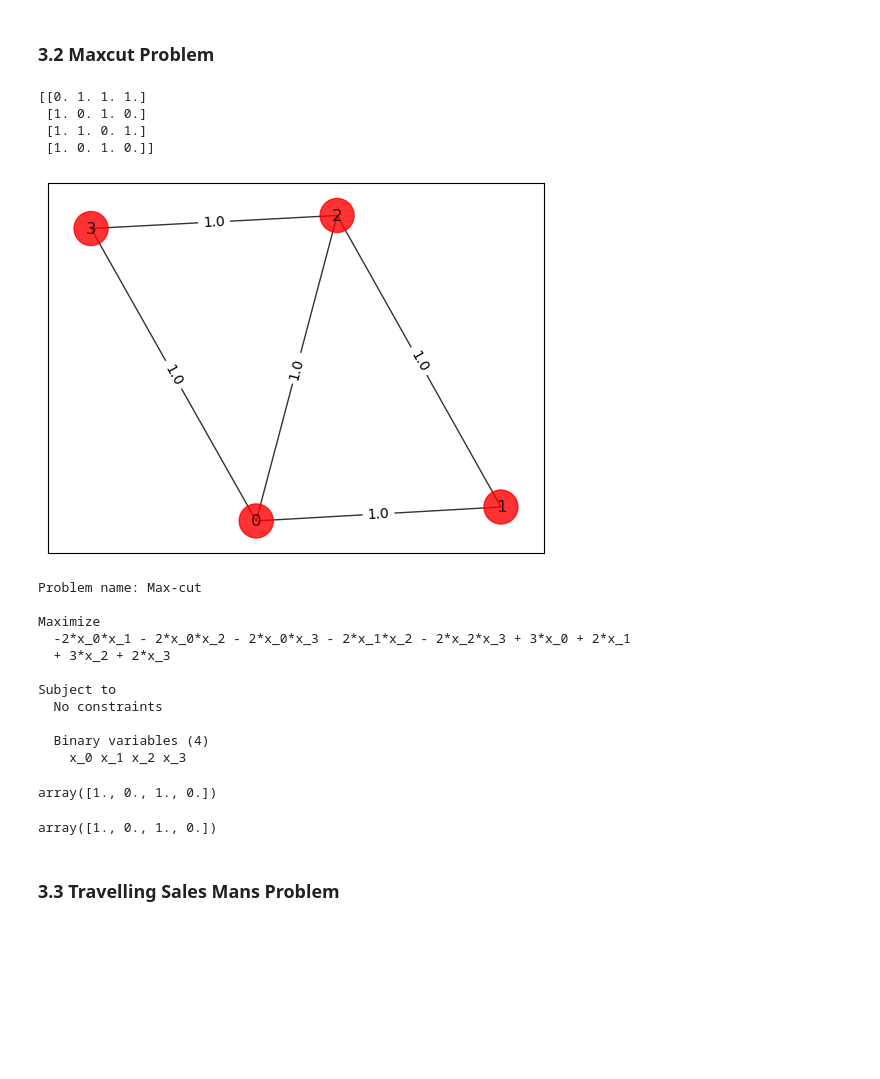
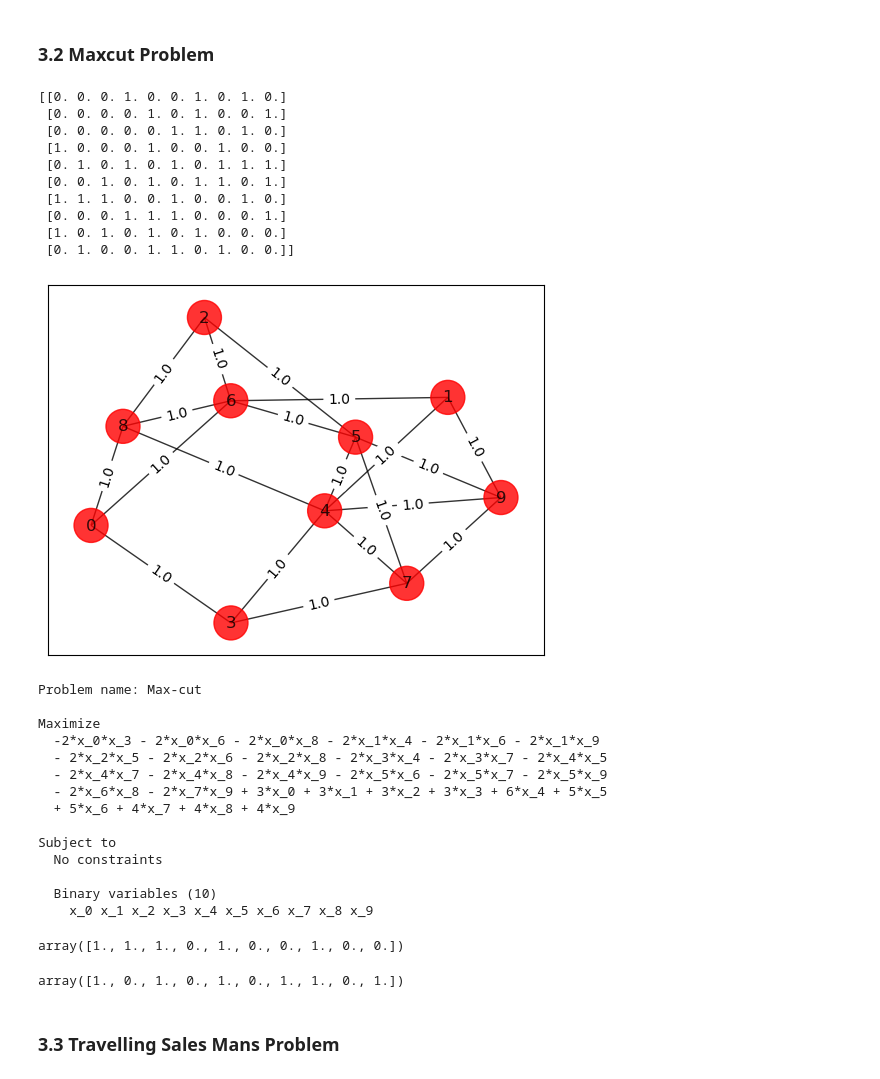
Before and after one commit to Korea-Quantum-Computing/quantum_tutorial, a Jupyter notebook: 3. Quantum Combinatorial Optimization.ipynb, the cells around one changed output. Saved outputs shown, nothing was run; the diff lists cells and outputs as text; code cells hidden in the pictures; blank space fills up the shorter version.

```diff
--- a/3. Quantum Combinatorial Optimization.ipynb
+++ b/3. Quantum Combinatorial Optimization.ipynb
@@ -64,38 +70,49 @@ array([1., 0., 0.])
 # %%
 import networkx as nx
 import matplotlib.pyplot as plt
-n = 4  # Number of nodes in graph
+n = 10  # Number of nodes in graph
 G = nx.Graph()
 G.add_nodes_from(np.arange(0, n, 1))
-elist = [(0, 1, 1.0), (0, 2, 1.0), (0, 3, 1.0), (1, 2, 1.0), (2, 3, 1.0)]
+
+comb_item = list(combinations(range(n), 2))
+random_index = np.random.randint(1,n*(n-1)/2,3*n)
+random_edge = np.array(comb_item)[random_index]
+
+elist = [tuple(random_edge[i].tolist() + [1.0]) for i in range(3*n)]
 # tuple is (i,j,weight) where (i,j) is the edge
 G.add_weighted_edges_from(elist)
 
 colors = ["r" for node in G.nodes()]
 pos = nx.spring_layout(G)
 
 
 def draw_graph(G, colors, pos):
     default_axes = plt.axes(frameon=True)
     nx.draw_networkx(G, node_color=colors, node_size=600, alpha=0.8, ax=default_axes, pos=pos)
     edge_labels = nx.get_edge_attributes(G, "weight")
     nx.draw_networkx_edge_labels(G, pos=pos, edge_labels=edge_labels)
 
 draw_graph(G, colors, pos)
 # Computing the weight matrix from the random graph
 w = np.zeros([n, n])
 for i in range(n):
     for j in range(n):
         temp = G.get_edge_data(i, j, default=0)
         if temp != 0:
             w[i, j] = temp["weight"]
 print(w)
 # %% [output]
-[[0. 1. 1. 1.]
- [1. 0. 1. 0.]
- [1. 1. 0. 1.]
- [1. 0. 1. 0.]]
+[[0. 0. 0. 1. 0. 0. 1. 0. 1. 0.]
+ [0. 0. 0. 0. 1. 0. 1. 0. 0. 1.]
+ [0. 0. 0. 0. 0. 1. 1. 0. 1. 0.]
+ [1. 0. 0. 0. 1. 0. 0. 1. 0. 0.]
+ [0. 1. 0. 1. 0. 1. 0. 1. 1. 1.]
+ [0. 0. 1. 0. 1. 0. 1. 1. 0. 1.]
+ [1. 1. 1. 0. 0. 1. 0. 0. 1. 0.]
+ [0. 0. 0. 1. 1. 1. 0. 0. 0. 1.]
+ [1. 0. 1. 0. 1. 0. 1. 0. 0. 0.]
+ [0. 1. 0. 0. 1. 1. 0. 1. 0. 0.]]
-[figure, old version]
+[figure, new version]
 # %%
 from qiskit_optimization.applications import Maxcut
 max_cut = Maxcut(w)
@@ -105,14 +122,17 @@ print(mod.prettyprint())
 Problem name: Max-cut
 
 Maximize
-  -2*x_0*x_1 - 2*x_0*x_2 - 2*x_0*x_3 - 2*x_1*x_2 - 2*x_2*x_3 + 3*x_0 + 2*x_1
-  + 3*x_2 + 2*x_3
+  -2*x_0*x_3 - 2*x_0*x_6 - 2*x_0*x_8 - 2*x_1*x_4 - 2*x_1*x_6 - 2*x_1*x_9
+  - 2*x_2*x_5 - 2*x_2*x_6 - 2*x_2*x_8 - 2*x_3*x_4 - 2*x_3*x_7 - 2*x_4*x_5
+  - 2*x_4*x_7 - 2*x_4*x_8 - 2*x_4*x_9 - 2*x_5*x_6 - 2*x_5*x_7 - 2*x_5*x_9
+  - 2*x_6*x_8 - 2*x_7*x_9 + 3*x_0 + 3*x_1 + 3*x_2 + 3*x_3 + 6*x_4 + 5*x_5
+  + 5*x_6 + 4*x_7 + 4*x_8 + 4*x_9
 
 Subject to
   No constraints
 
-  Binary variables (4)
-    x_0 x_1 x_2 x_3
+  Binary variables (10)
+    x_0 x_1 x_2 x_3 x_4 x_5 x_6 x_7 x_8 x_9
 # %%
 repeat = 2
 solver = QAOA(quantum_instance=quantum_instance,reps = repeat)
@@ -120,7 +140,7 @@ optimizer = MinimumEigenOptimizer(solver)
 result = optimizer.solve(mod)
 result.x
 # %% [output]
-array([1., 0., 1., 0.])
+array([1., 1., 1., 0., 1., 0., 0., 1., 0., 0.])
 # %%
 from qiskit.algorithms import QAOA, NumPyMinimumEigensolver
 solver = NumPyMinimumEigensolver()
@@ -128,7 +148,7 @@ optimizer = MinimumEigenOptimizer(solver)
 result = optimizer.solve(mod)
 result.x
 # %% [output]
-array([1., 0., 1., 0.])
+array([1., 0., 1., 0., 1., 0., 1., 1., 0., 1.])
 # %% [markdown]
 ### 3.3 Travelling Sales Mans Problem
 # %%
```
Also changed, not shown: parts of 16 cells of this notebook, 4 other files.
